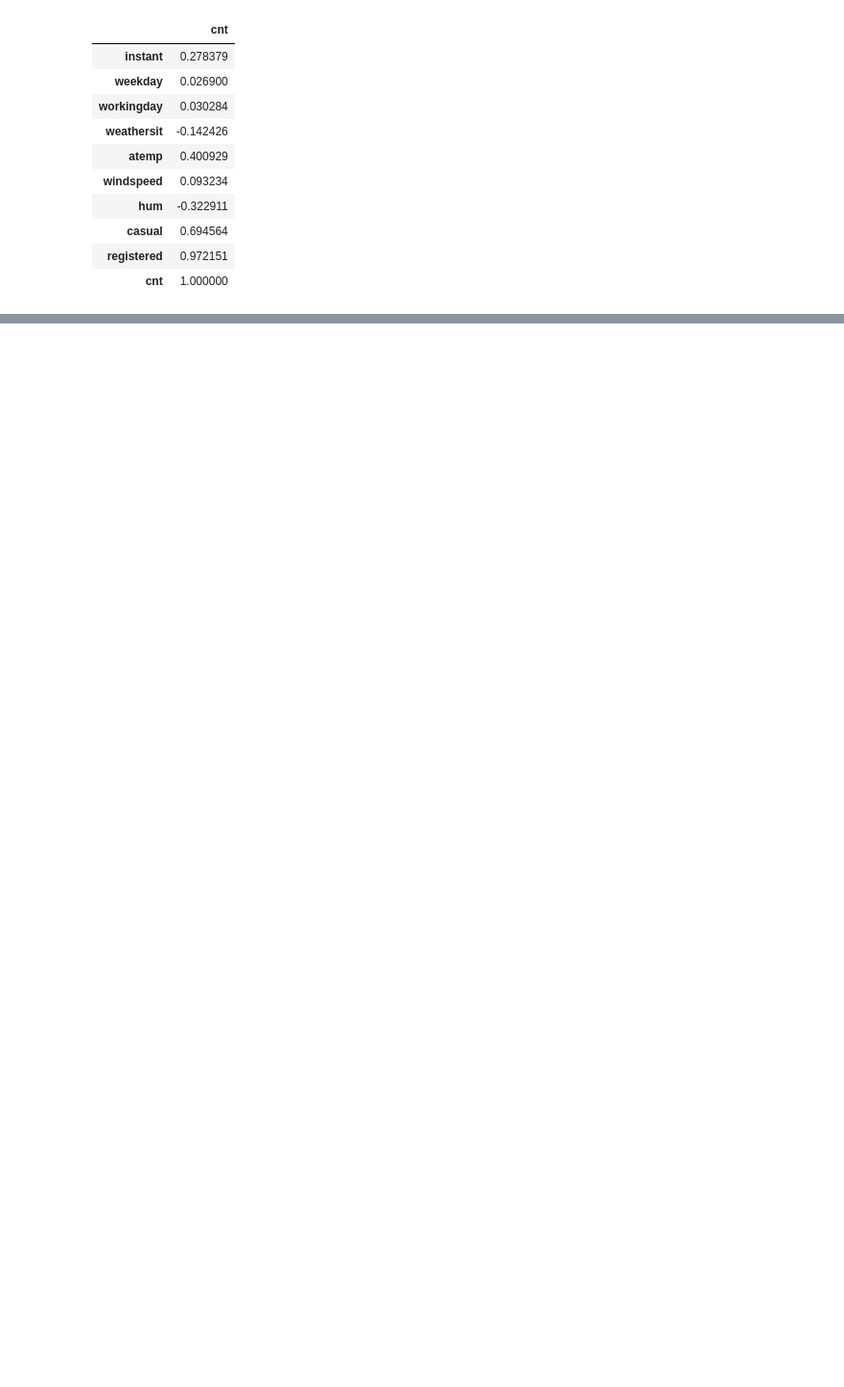
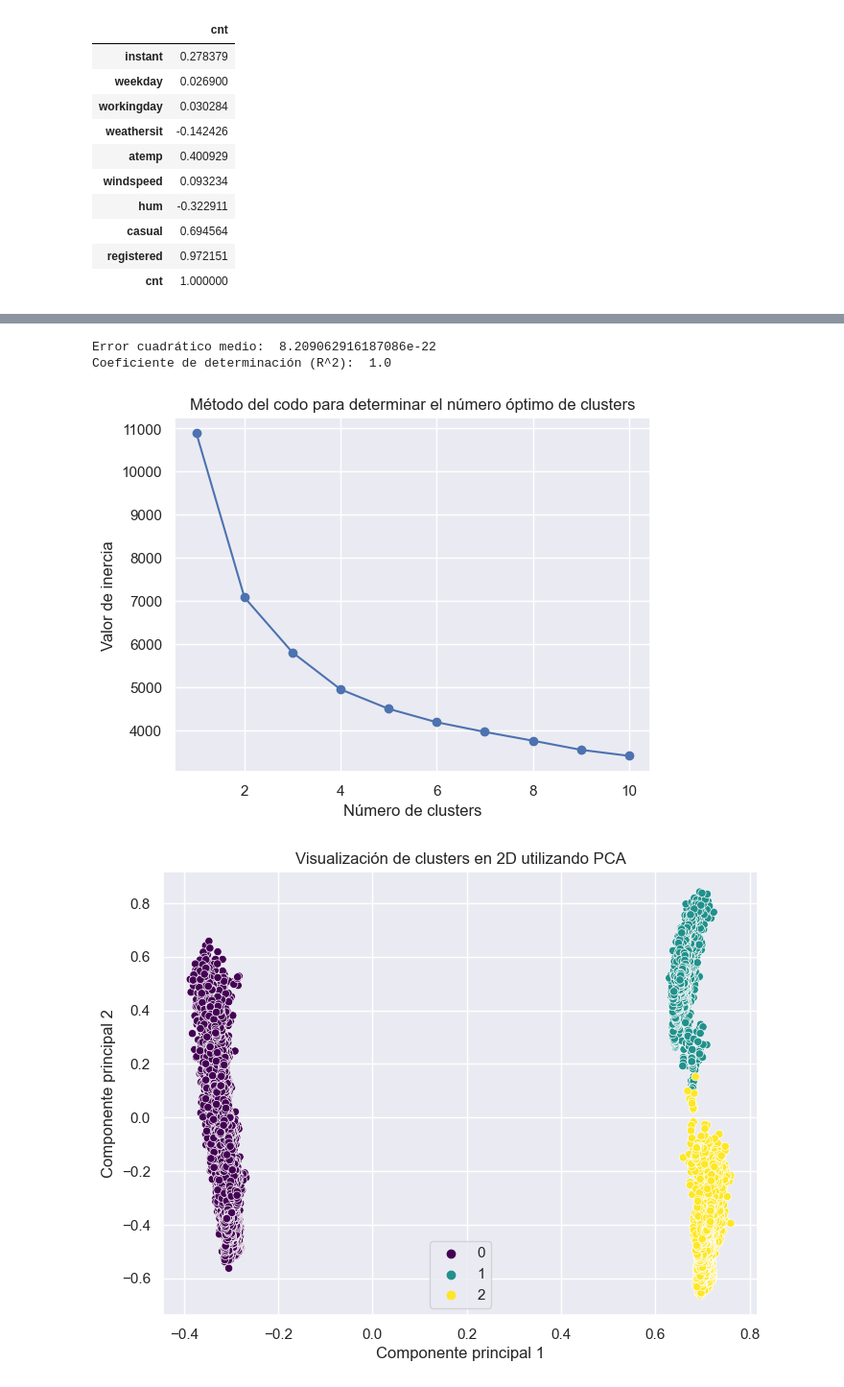
Before and after one commit to alejomaf/bike-sharing-predictor-system, a Jupyter notebook: bike-sharing-predictor-system.ipynb, the cells around one changed output, grey strips where cells are left out. Shown at 96% size. Saved outputs shown, nothing was run; the diff lists cells and outputs as text; code cells hidden in the pictures; blank space fills up the shorter version.

Commit message:
Training models

```diff
--- a/bike-sharing-predictor-system.ipynb
+++ b/bike-sharing-predictor-system.ipynb
@@ -80 +85,67 @@ plt.show()
 [figure]
+# %%
+# Aprendizaje supervisado
+
+# Definir las variables dependientes e independientes
+y = df["cnt"]
+X = df.drop("cnt", axis=1)
+
+# Dividir el conjunto de datos en conjunto de entrenamiento y prueba
+X_train, X_test, y_train, y_test = train_test_split(X, y, test_size=0.2, random_state=42)
+
+# Crear y entrenar el modelo de regresión lineal
+lr = LinearRegression()
+lr.fit(X_train, y_train)
+
+# Predecir valores usando el conjunto de prueba
+y_pred = lr.predict(X_test)
+
+# Calcular el error cuadrático medio y el coeficiente de determinación (R^2)
+mse = mean_squared_error(y_test, y_pred)
+r2 = r2_score(y_test, y_pred)
+
+print("Error cuadrático medio: ", mse)
+print("Coeficiente de determinación (R^2): ", r2)
+# %% [output]
+Error cuadrático medio:  8.209062916187086e-22
+Coeficiente de determinación (R^2):  1.0
+# %%
+# Aprendizaje no supervisado
+
+# Normalizar los datos
+normalized_df = (df - df.min()) / (df.max() - df.min())
+
+# Determinar el número óptimo de clusters utilizando el método del codo (elbow method)
+inertia_values = []
+num_clusters = range(1, 11)
+
+for k in num_clusters:
+    kmeans = KMeans(n_clusters=k, n_init=10, random_state=42)
+    kmeans.fit(normalized_df)
+    inertia_values.append(kmeans.inertia_)
+
+plt.plot(num_clusters, inertia_values, "o-")
+plt.xlabel("Número de clusters")
+plt.ylabel("Valor de inercia")
+plt.title("Método del codo para determinar el número óptimo de clusters")
+plt.show()
+
+# Entrenar el modelo K-Means con el número óptimo de clusters (suponiendo que son 3)
+optimal_clusters = 3
+kmeans = KMeans(n_clusters=optimal_clusters, n_init=10, random_state=42)
+clusters = kmeans.fit_predict(normalized_df)
+
+# Realizar reducción de dimensionalidad utilizando PCA
+pca = PCA(n_components=2)
+pca_result = pca.fit_transform(normalized_df)
+
+# Visualizar los clusters en un gráfico 2D
+plt.figure(figsize=(8, 6))
+sns.scatterplot(x=pca_result[:, 0], y=pca_result[:, 1], hue=clusters, palette="viridis", legend="full")
+plt.xlabel("Componente principal 1")
+plt.ylabel("Componente principal 2")
+plt.title("Visualización de clusters en 2D utilizando PCA")
+plt.show()
+# %% [output]
+[figure, added]
+[figure, added]
```
Also changed, not shown: parts of 2 cells of this notebook, 12 other files.
